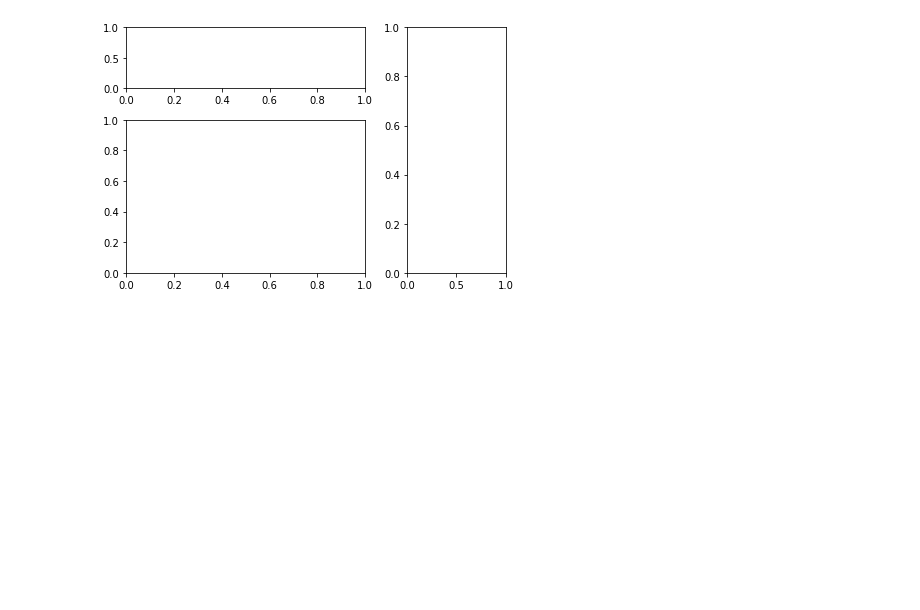
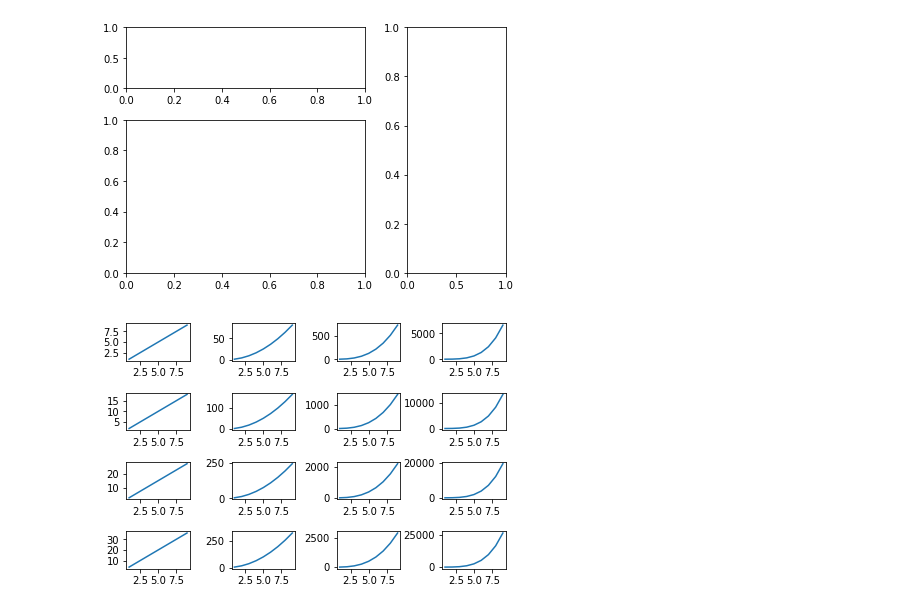
Before and after one commit to akiralab/python-tips, a Jupyter notebook: matplotlib/subplots.ipynb, the cells around one changed output. Saved outputs shown, nothing was run; the diff lists cells and outputs as text; code cells hidden in the pictures; blank space fills up the shorter version.

```diff
--- a/matplotlib/subplots.ipynb
+++ b/matplotlib/subplots.ipynb
@@ -63,3 +63,14 @@ fig3 = plt.subplot2grid((3, 3), (1, 0), rowspan=2, colspan=2)
 plt.tight_layout()
 # %% [output]
 [figure]
+# %%
+fig, a = plt.subplots(4, 4)
+plt.tight_layout()
+
+x = np.arange(1, 10)
+
+for i in range(4):
+    for j in range(4):
+        a[i][j].plot(x, (i + 1) * x ** (j + 1))
+# %% [output]
+[figure, added]
```
